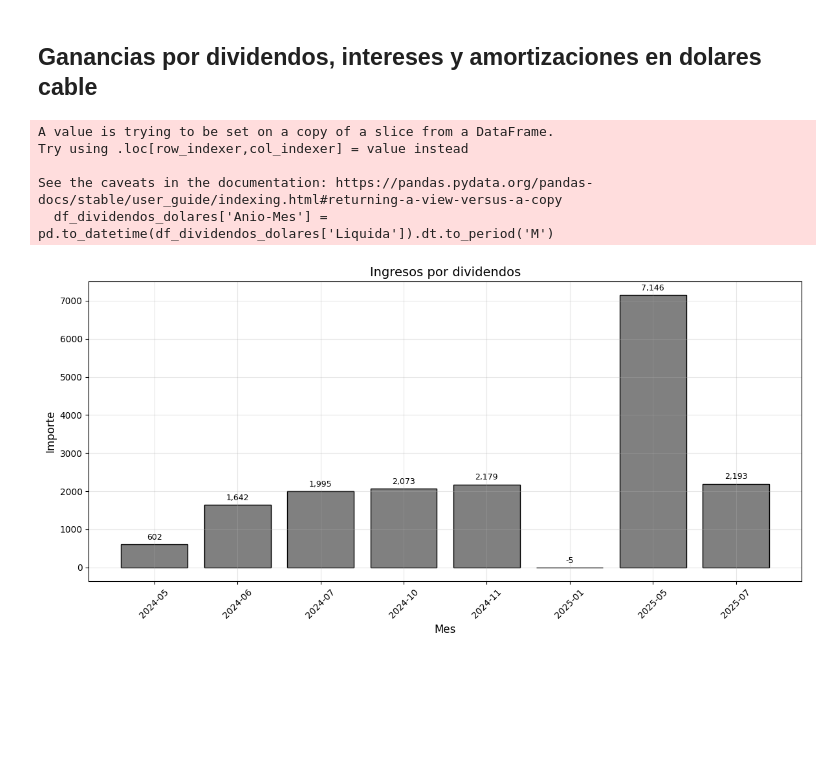
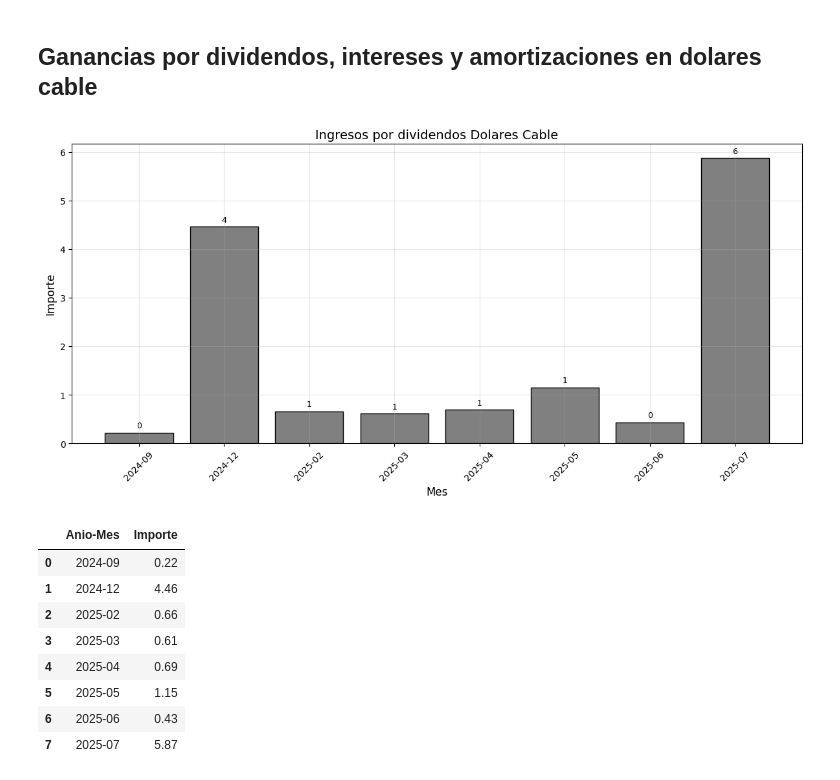
Before and after one commit to Tomasteawita/white_finance, a Jupyter notebook: notebooks/ganancias_realizadas.ipynb, the cells around one changed output. Saved outputs shown, nothing was run; the diff lists cells and outputs as text; code cells hidden in the pictures; blank space fills up the shorter version.

```diff
--- a/notebooks/ganancias_realizadas.ipynb
+++ b/notebooks/ganancias_realizadas.ipynb
@@ -515,46 +516,50 @@ plt.show()
 df_cuenta_corriente_dolares_cable_historico = pd.read_csv('../data/cuenta_corriente_dolares_cable_historico.csv', sep=',')
 df_dividendos_dolares = df_cuenta_corriente_dolares_cable_historico[df_cuenta_corriente_dolares_cable_historico['Comprobante'].isin(['DIVIDENDOS', 'RETENCION DOLARES', 'DIVIDENDO TESORO'])]
 
-df_dividendos_dolares
-
 # me quedo con las columnas Liquida, e Importe
-df_dividendos_dolares = df_dividendos[['Liquida', 'Importe']]
+df_dividendos_dolares = df_dividendos_dolares[['Liquida', 'Importe']]
 
 # a la columna Liquida le saco el día y la dejo solo con el mes y el año en formato YYYY-MM
 df_dividendos_dolares['Anio-Mes'] = pd.to_datetime(df_dividendos_dolares['Liquida']).dt.to_period('M')
 
 df_dividendos_dolares = df_dividendos_dolares[['Anio-Mes', 'Importe']]
 
 # agrupo por mes y sumo los importes
 df_dividendos_dolares = df_dividendos_dolares.groupby('Anio-Mes').sum().reset_index()
 
 
 fig, ax = plt.subplots(figsize=(12, 6))
 
 # Create bar plot
 bars = ax.bar(range(len(df_dividendos_dolares)), df_dividendos_dolares['Importe'],
               color='gray', edgecolor='black', width=0.8)
 
 # Add value labels on bars
 for i, (bar, value) in enumerate(zip(bars, df_dividendos_dolares['Importe'])):
     height = bar.get_height()
     ax.text(bar.get_x() + bar.get_width()/2., height + (max(df_dividendos_dolares['Importe']) * 0.01),
             f'{value:,.0f}', ha='center', va='bottom', fontsize=9)
 
 # Customize the plot
-ax.set_title('Ingresos por dividendos', fontsize=14)
+ax.set_title('Ingresos por dividendos Dolares Cable', fontsize=14)
 ax.set_xlabel('Mes', fontsize=12)
 ax.set_ylabel('Importe', fontsize=12)
 ax.set_xticks(range(len(df_dividendos_dolares)))
 ax.set_xticklabels(df_dividendos_dolares['Anio-Mes'], rotation=45, fontsize=10)
 ax.grid(True, alpha=0.3)
 
 plt.tight_layout()
 plt.show()
+
+df_dividendos_dolares
 # %% [output]
-A value is trying to be set on a copy of a slice from a DataFrame.
-Try using .loc[row_indexer,col_indexer] = value instead
-
-See the caveats in the documentation: https://pandas.pydata.org/pandas-docs/stable/user_guide/indexing.html#returning-a-view-versus-a-copy
-  df_dividendos_dolares['Anio-Mes'] = pd.to_datetime(df_dividendos_dolares['Liquida']).dt.to_period('M')
-[figure, old version]
+[figure, new version]
+|  | Anio-Mes | Importe |
+| 0 | 2024-09 | 0.22 |
+| 1 | 2024-12 | 4.46 |
+| 2 | 2025-02 | 0.66 |
+| 3 | 2025-03 | 0.61 |
+| 4 | 2025-04 | 0.69 |
+| 5 | 2025-05 | 1.15 |
+| 6 | 2025-06 | 0.43 |
+| 7 | 2025-07 | 5.87 |
```
Also changed, not shown: parts of 11 cells of this notebook, 2 other files.
